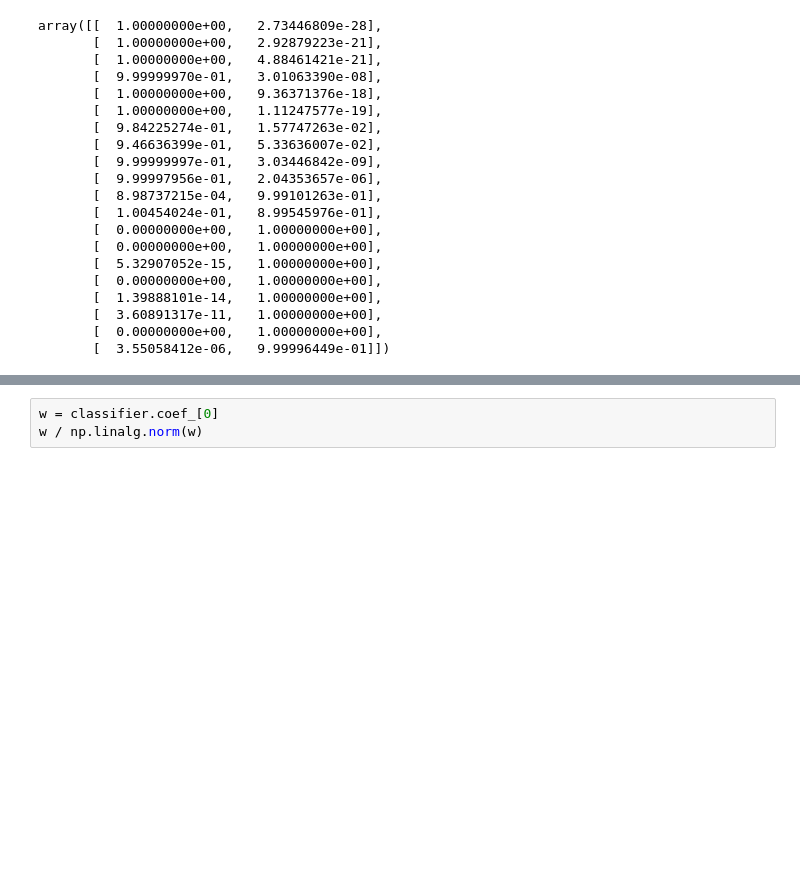
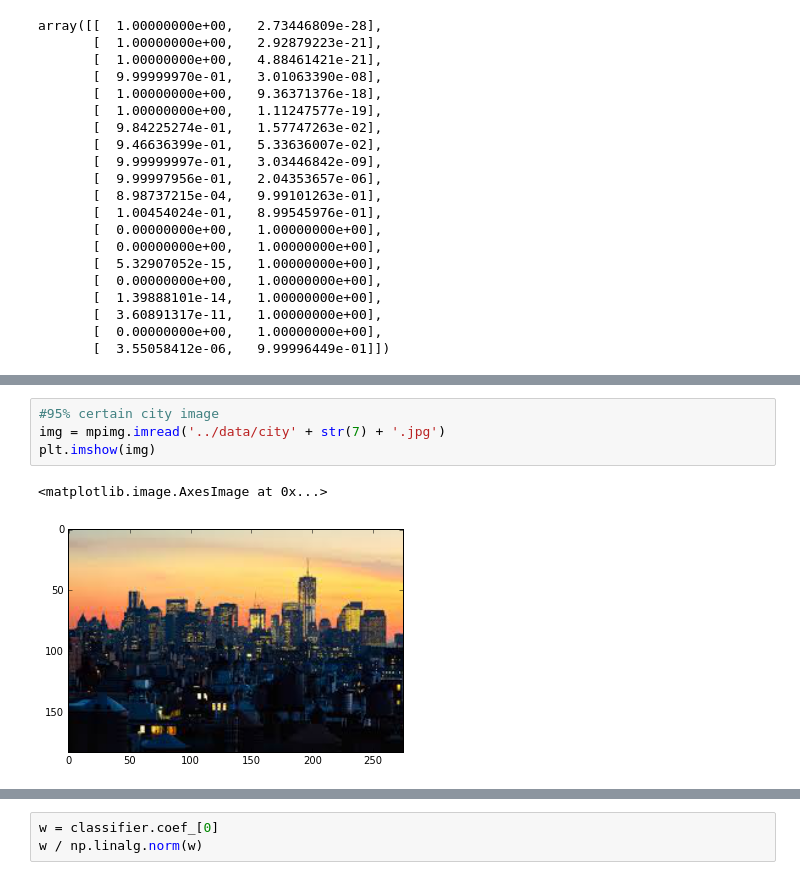
Before and after one commit to tamir650/keshet17, a Jupyter notebook: class06/class6.ipynb, the cells around one changed output, grey strips where cells are left out. Drawn from its saved outputs; the diff is of its cells as text; blank space fills up the shorter version.

```diff
--- a/class06/class6.ipynb
+++ b/class06/class6.ipynb
@@ -118,0 +141,7 @@ array([[  1.00000000e+00,   2.73446809e-28],
+# %%
+#95% certain city image
+img = mpimg.imread('../data/city' + str(7) + '.jpg')
+plt.imshow(img)
+# %% [output]
+<matplotlib.image.AxesImage at 0x...>
+[figure, added]
```
Also changed, not shown: parts of 5 cells of this notebook.
